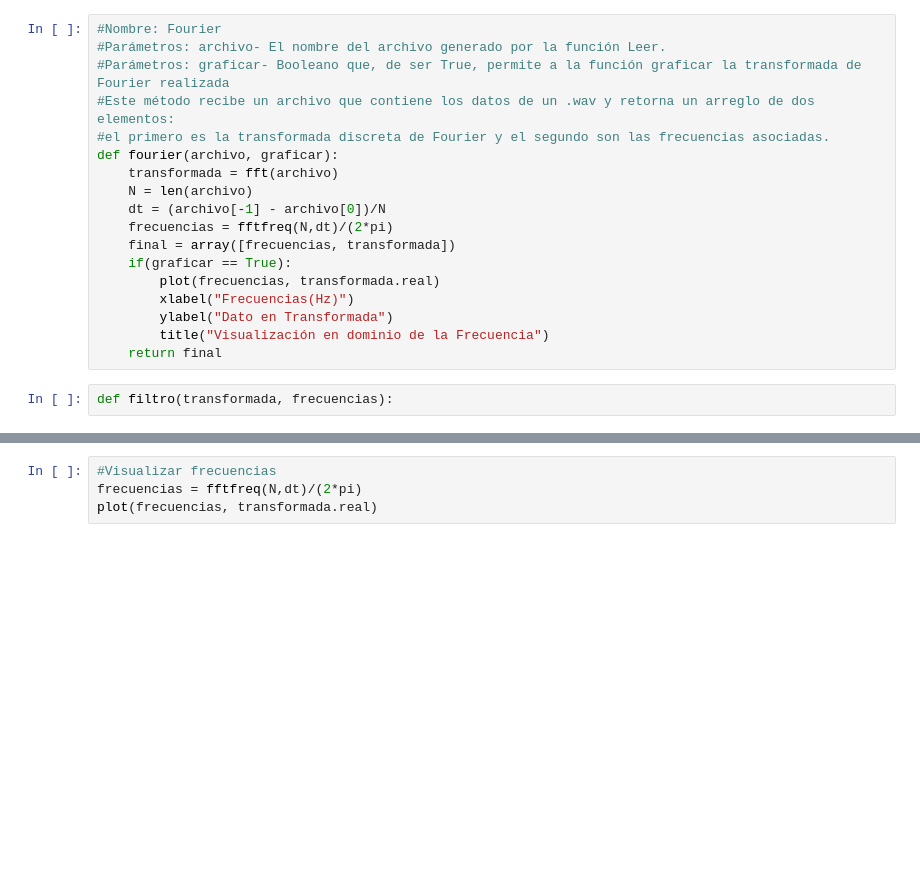
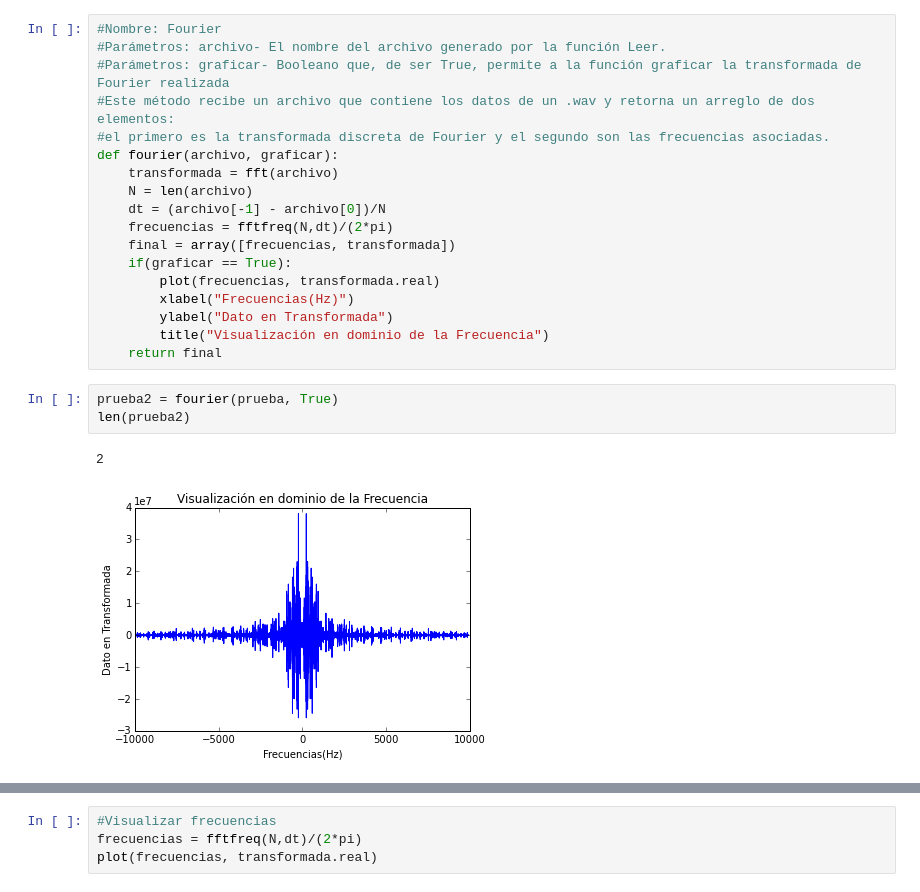
Before and after one commit to JuanUrrea6/MC, a Jupyter notebook: Proyecto Final/Filtrado.ipynb, the cells around one changed output, grey strips where cells are left out. Drawn from its saved outputs; the diff is of its cells as text; blank space fills up the shorter version.

```diff
--- a/Proyecto Final/Filtrado.ipynb
+++ b/Proyecto Final/Filtrado.ipynb
@@ -42,5 +51,9 @@ def fourier(archivo, graficar):
         ylabel("Dato en Transformada")
         title("Visualización en dominio de la Frecuencia")
     return final
-# %%
-def filtro(transformada, frecuencias):
+# %%
+prueba2 = fourier(prueba, True)
+len(prueba2)
+# %% [output]
+2
+[figure, added]
```
Also changed, not shown: parts of 7 cells of this notebook.
